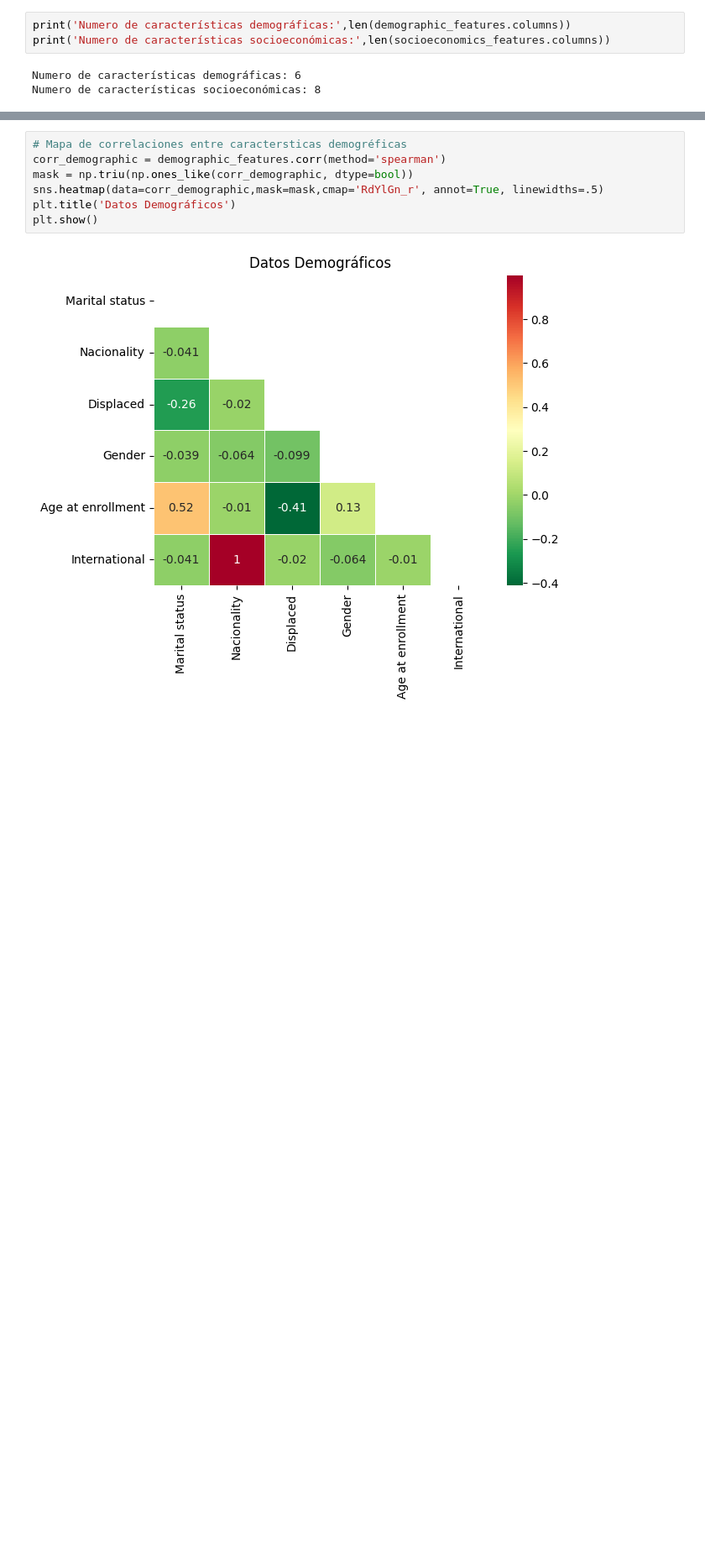
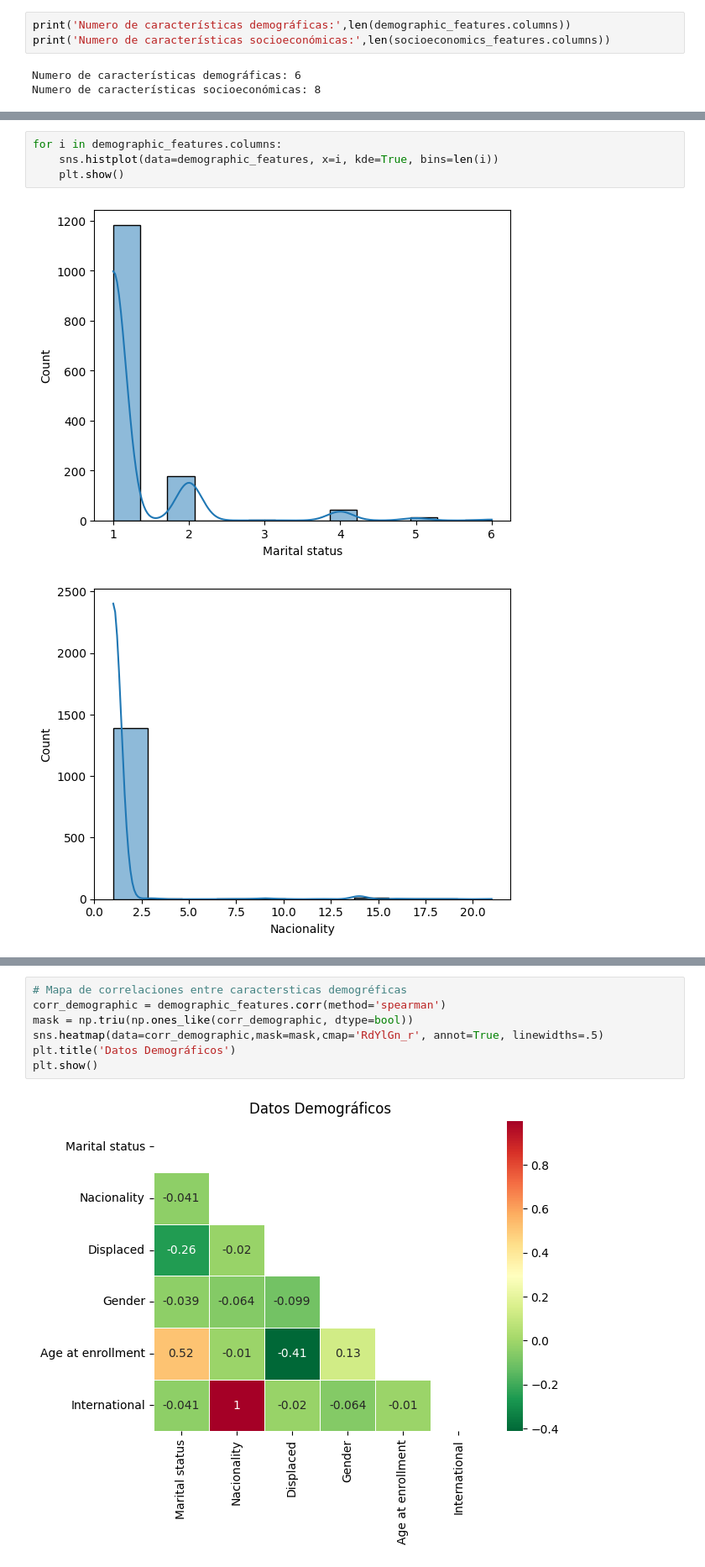
Before and after one commit to jarodriguezf/Student_Analysis, a Jupyter notebook: analysis_dropout/sociodemographic.ipynb, the cells around one changed output, grey strips where cells are left out. Shown at 84% size. Cells and saved outputs as stored; diff of their text form; blank space fills up the shorter version.

Commit message:
refactor-functions histogramas

```diff
--- a/analysis_dropout/sociodemographic.ipynb
+++ b/analysis_dropout/sociodemographic.ipynb
@@ -47,0 +60,7 @@ Numero de características socioeconómicas: 8
+# %%
+for i in demographic_features.columns:
+    sns.histplot(data=demographic_features, x=i, kde=True, bins=len(i))
+    plt.show()
+# %% [output]
+[figure, added]
+[figure, added]
```
Also changed, not shown: parts of 9 cells of this notebook.
